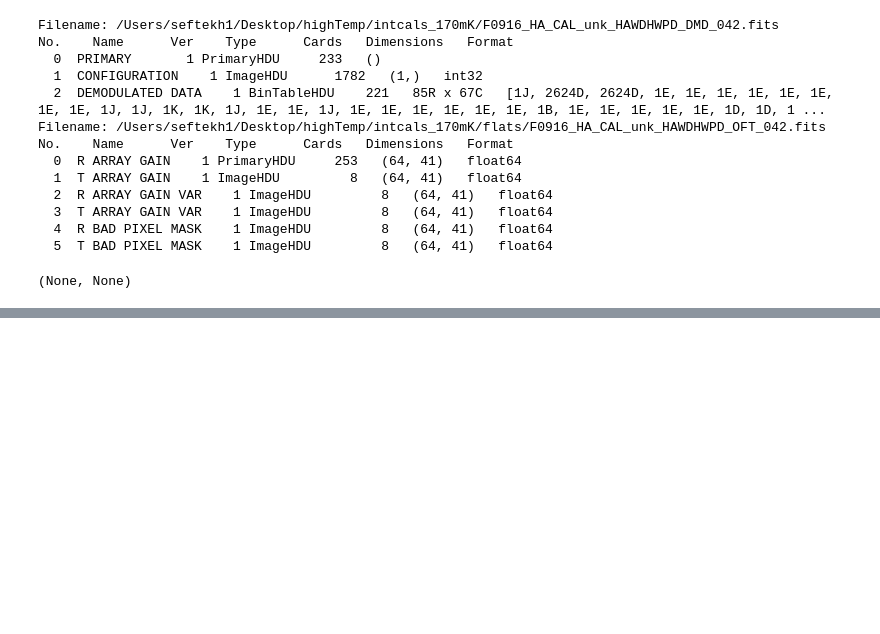
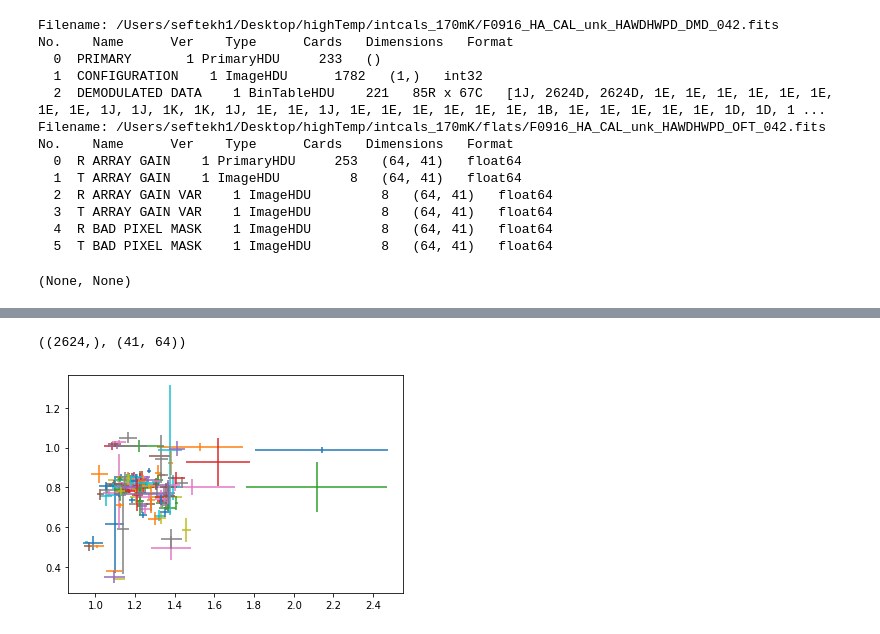
Before and after one commit to Srheft/hiT, a Jupyter notebook: skycal.ipynb, the cells around one changed output, grey strips where cells are left out. Drawn from its saved outputs; the diff is of its cells as text; code cells hidden in the pictures; blank space fills up the shorter version.

```diff
--- a/skycal.ipynb
+++ b/skycal.ipynb
@@ -379,0 +440,27 @@ plt.show()
+# %%
+np.shape(PFR.reshape(-1)),np.shape(PFR)
+# %% [output]
+((2624,), (41, 64))
+# %%
+n, m = PFR.shape
+
+d = 4
+X = []
+Y = []
+Yerr = []
+Xerr = []
+
+for i in range(0, n, d):
+    for j in range(0, m, d):
+        PFR_mean = np.nanmean(PFR[i:i+d, j:j+d])
+        PFR_std = np.nanstd(PFR[i:i+d, j:j+d])
+        RG_mean = np.nanmean(RG[i:i+d, j:j+d])
+        RG_std = np.nanstd(RG[i:i+d, j:j+d])
+
+        plt.errorbar(PFR_mean, RG_mean, yerr=RG_std, xerr=PFR_std)
+        X.append(PFR_mean)
+        Y.append(RG_mean)
+        Yerr.append(RG_std)
+        Xerr.append(PFR_std)
+# %% [output]
+[figure, added]
```
Also changed, not shown: parts of 28 cells of this notebook.
